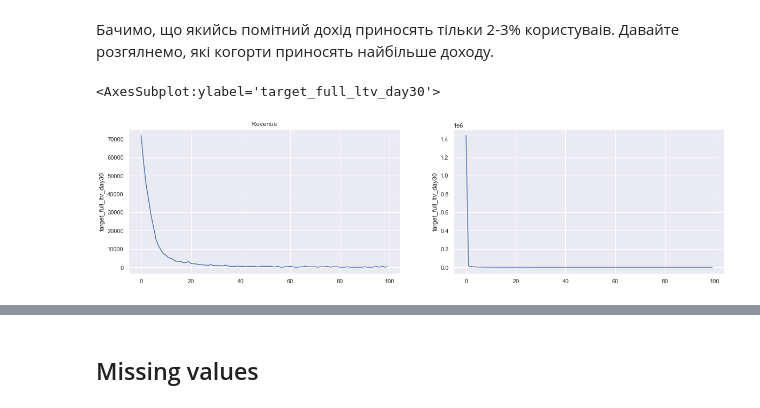
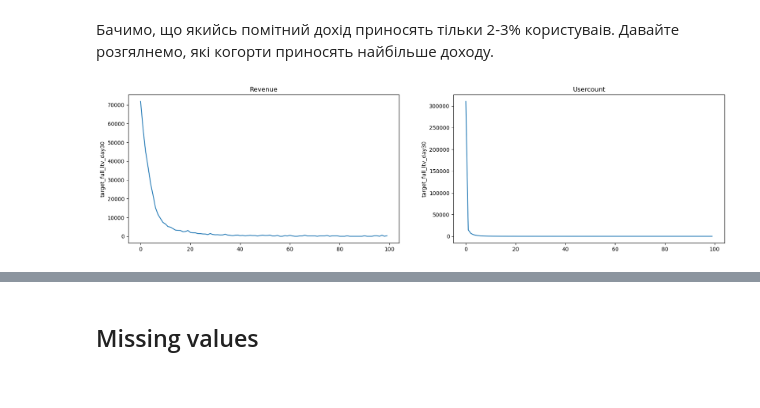
Before and after one commit to kafkaGen/30_day_ltv_prediciton, a Jupyter notebook: eda.ipynb, the cells around one changed output, grey strips where cells are left out. Drawn from its saved outputs; the diff is of its cells as text; code cells hidden in the pictures.

```diff
--- a/eda.ipynb
+++ b/eda.ipynb
@@ -230,11 +224,15 @@ Name: target_full_ltv_day30, dtype: float64
 # %% [markdown]
 Бачимо, що якийсь помітний дохід приносять тільки 2-3% користуваів. Давайте розгялнемо, які когорти приносять найбільше доходу.
 # %%
-df['bins'] = pd.cut(df['target_full_ltv_day30'], 100)
+revenue = df[df['target_full_ltv_day30'] > 0]['target_full_ltv_day30']
+df['bins'] = pd.cut(revenue, 100)
 fig, (ax1, ax2) = plt.subplots(1, 2, figsize=(20, 5))
+# plot target ltv sum per bin
 sns.lineplot(x=np.arange(100), y=df.groupby('bins')['target_full_ltv_day30'].sum(), ax=ax1)
 ax1.title.set_text('Revenue')
+# plot targetv usercount per bin
 sns.lineplot(x=np.arange(100), y=df.groupby('bins')['target_full_ltv_day30'].count(), ax=ax2)
+ax2.ticklabel_format(style='plain')
+ax2.title.set_text('Usercount')
 # %% [output]
-<AxesSubplot:ylabel='target_full_ltv_day30'>
-[figure, old version]
+[figure, new version]
```
Also changed, not shown: parts of 62 cells of this notebook, 2 other files.
